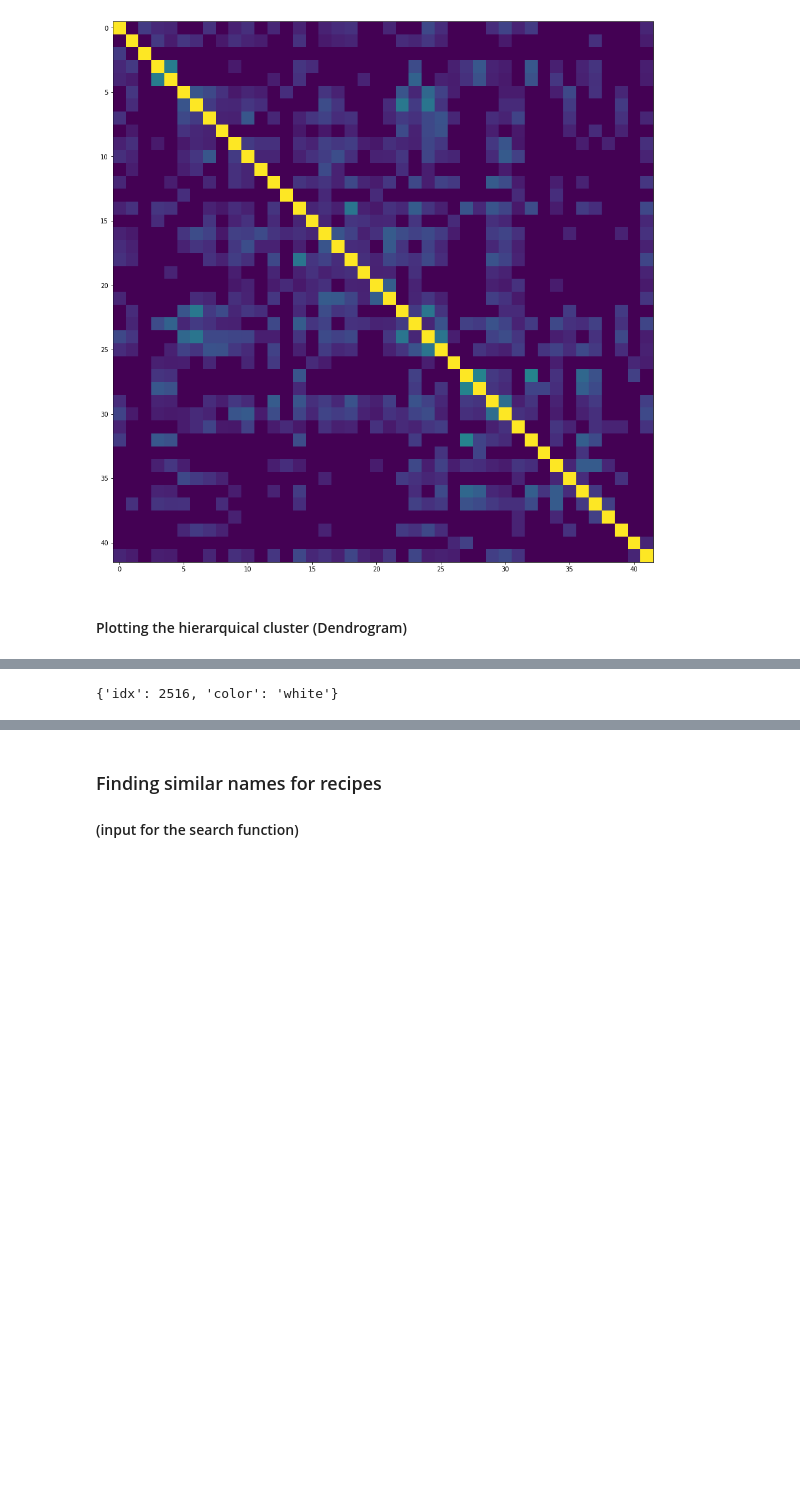
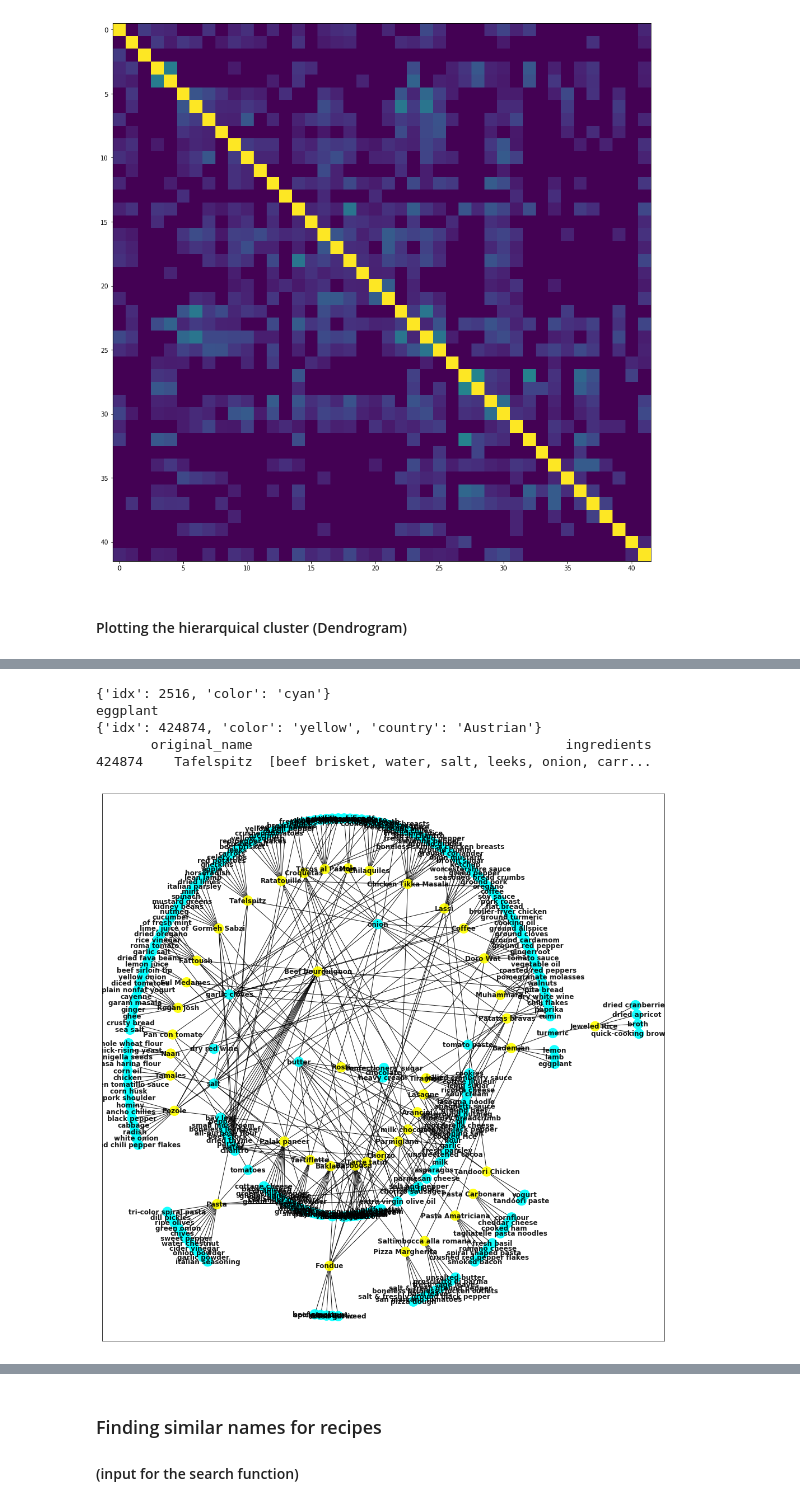
Before and after one commit to acdh-oeaw/theport2019_pier47_feedforward, a Jupyter notebook: recommendations.ipynb, the cells around one changed output, grey strips where cells are left out. Drawn from its saved outputs; the diff is of its cells as text; code cells hidden in the pictures; blank space fills up the shorter version.

Commit message:
adding graph calculation and graph figures

```diff
--- a/recommendations.ipynb
+++ b/recommendations.ipynb
@@ -255,3 +257,48 @@ plt.savefig("dendogram_country_ingredient.jpg")
+# %%
+G = nx.Graph()
+for k,v in ingredients.items():
+    G.add_node(v, idx=k, color='cyan')
+
+for idx in selected.index:
+    G.add_node(selected.loc[idx,'original_name'], idx=idx, color='yellow', country=selected.loc[idx,'nationality'])
+
+for idx in selected.index:
+    for column in df_ingredients.columns:
+        if df_ingredients.loc[idx, column] == 1:
+            G.add_edge(selected.loc[idx,'original_name'], ingredients[column], length = 10)
+# %%
+#nx.get_node_attributes(G,'id')
+print(G.node['eggplant'])
+print(ingredients[2516])
+print(G.node['Tafelspitz'])
+print(selected[selected.original_name == 'Tafelspitz'][['original_name','ingredients']])
+# %% [output]
+{'idx': 2516, 'color': 'cyan'}
+eggplant
+{'idx': 424874, 'color': 'yellow', 'country': 'Austrian'}
+       original_name                                        ingredients
+424874    Tafelspitz  [beef brisket, water, salt, leeks, onion, carr...
+# %%
+plt.figure(figsize=(18,18))
+pos = graphviz_layout(G, prog='twopi', args='')
+
+
+nx.draw_networkx(G,
+                 pos,
+                 #width=5,
+                 alpha=0.9,
+                 #cmap=plt.get_cmap('viridis'),
+                 node_color=nx.get_node_attributes(G,'color').values(),
+                 with_labels=True,
+                 font_weight='bold',
+                 #font_color=nx.get_node_attributes(G,'color').values(),
+                 )
+
+
+#plt.show()
+plt.savefig('./graph_foods.png', bbox_inches='tight')
+# %% [output]
+[figure, added]
 # %%
 G = nx.Graph()
 for k,v in ingredients.items():
@@ -262,6 +314 @@ for idx in selected.index:
-# %%
-#nx.get_node_attributes(G,'id')
-G.node['eggplant']
-# %% [output]
-{'idx': 2516, 'color': 'white'}
 # %%
```
Also changed, not shown: parts of 7 cells of this notebook, 3 other files.
